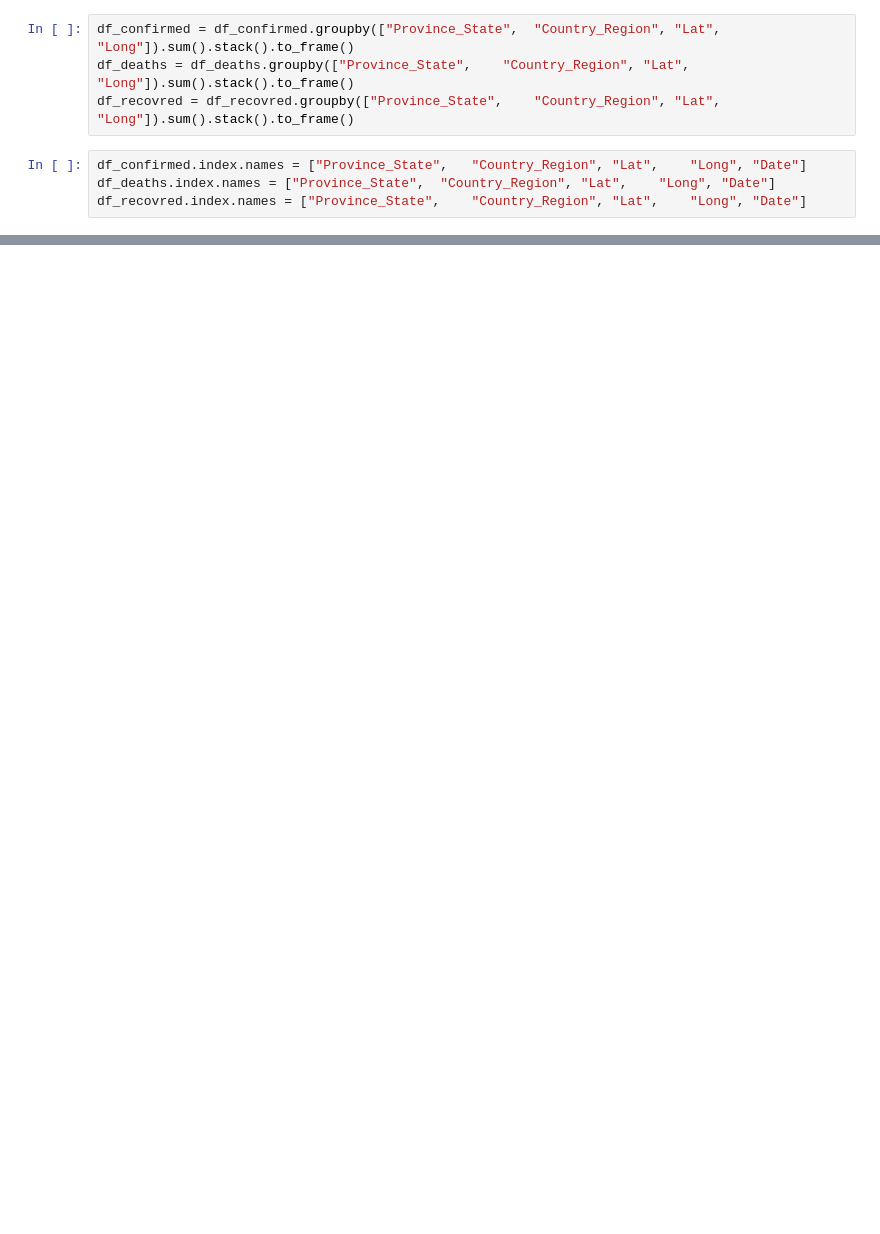
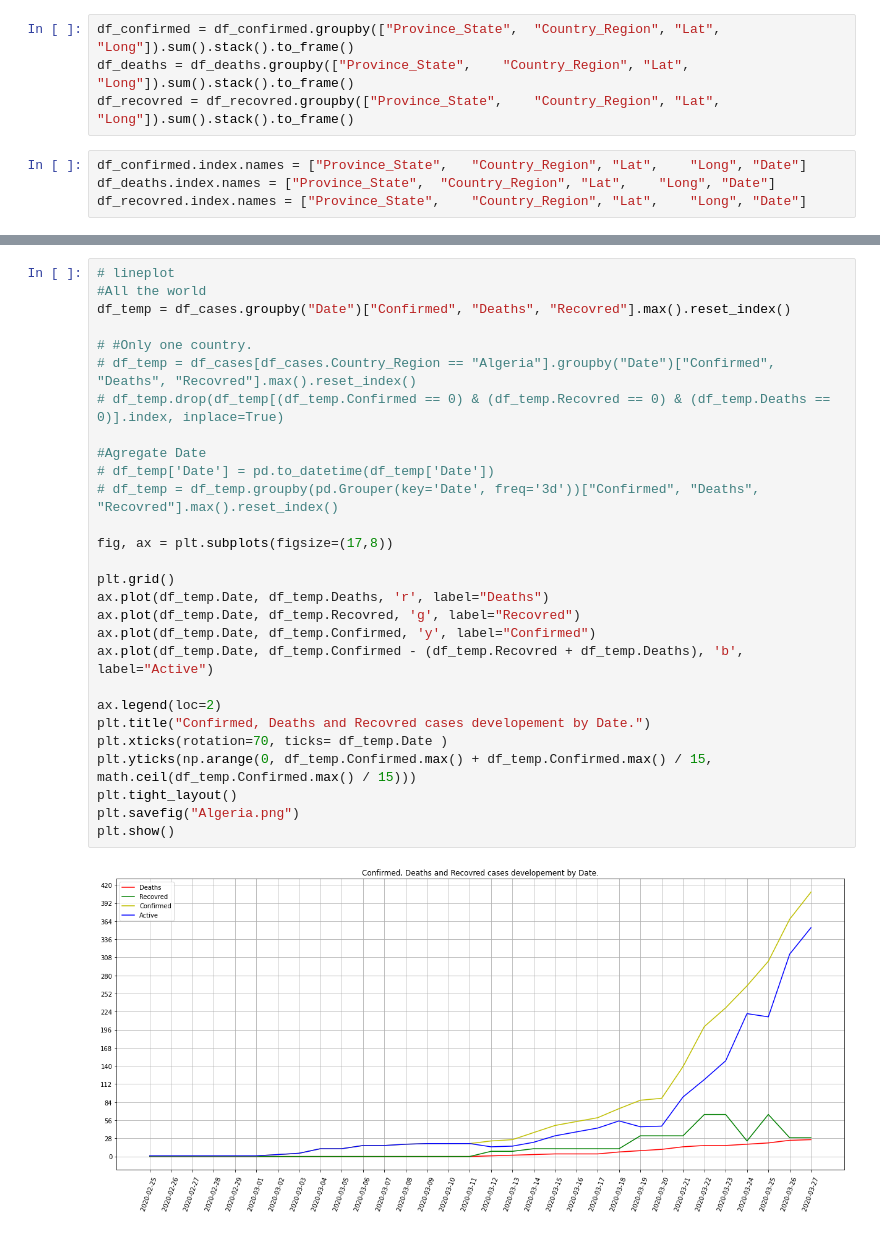
Before and after one commit to MhamedBendenia/ArcGIS-COVID-19, a Jupyter notebook: COVID_19.ipynb, the cells around one changed output, grey strips where cells are left out. Cells and saved outputs as stored; diff of their text form; blank space fills up the shorter version.

```diff
--- a/COVID_19.ipynb
+++ b/COVID_19.ipynb
@@ -120,0 +155,30 @@ plt.show()
+# %%
+# lineplot
+#All the world
+df_temp = df_cases.groupby("Date")["Confirmed", "Deaths", "Recovred"].max().reset_index()
+
+# #Only one country.
+# df_temp = df_cases[df_cases.Country_Region == "Algeria"].groupby("Date")["Confirmed", "Deaths", "Recovred"].max().reset_index()
+# df_temp.drop(df_temp[(df_temp.Confirmed == 0) & (df_temp.Recovred == 0) & (df_temp.Deaths == 0)].index, inplace=True)
+
+#Agregate Date
+# df_temp['Date'] = pd.to_datetime(df_temp['Date'])
+# df_temp = df_temp.groupby(pd.Grouper(key='Date', freq='3d'))["Confirmed", "Deaths", "Recovred"].max().reset_index()
+
+fig, ax = plt.subplots(figsize=(17,8))
+
+plt.grid()
+ax.plot(df_temp.Date, df_temp.Deaths, 'r', label="Deaths")
+ax.plot(df_temp.Date, df_temp.Recovred, 'g', label="Recovred")
+ax.plot(df_temp.Date, df_temp.Confirmed, 'y', label="Confirmed")
+ax.plot(df_temp.Date, df_temp.Confirmed - (df_temp.Recovred + df_temp.Deaths), 'b', label="Active")
+
+ax.legend(loc=2)
+plt.title("Confirmed, Deaths and Recovred cases developement by Date.")
+plt.xticks(rotation=70, ticks= df_temp.Date )
+plt.yticks(np.arange(0, df_temp.Confirmed.max() + df_temp.Confirmed.max() / 15, math.ceil(df_temp.Confirmed.max() / 15)))
+plt.tight_layout()
+plt.savefig("Algeria.png")
+plt.show()
+# %% [output]
+[figure, added]
```
Also changed, not shown: parts of 28 cells of this notebook.
